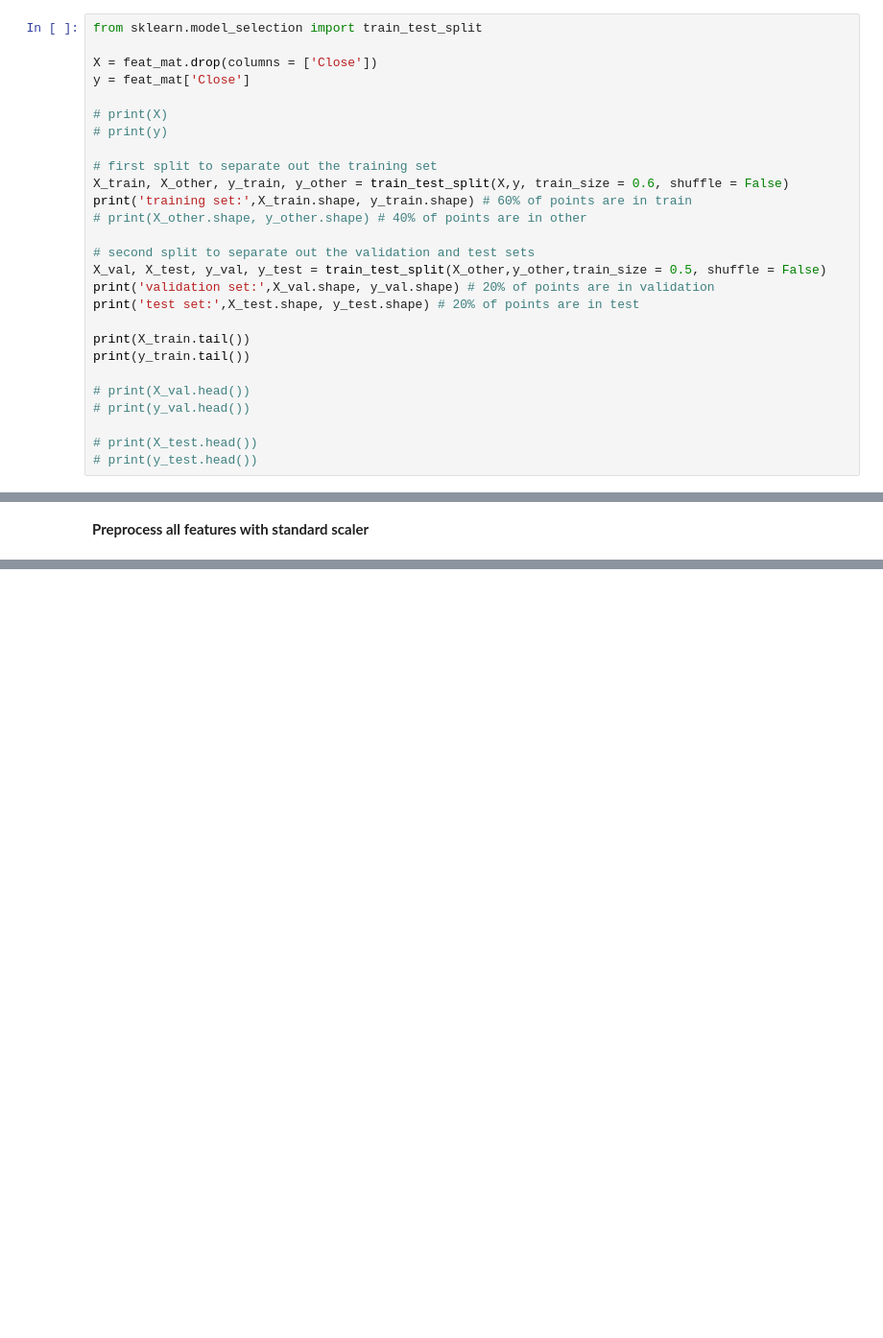
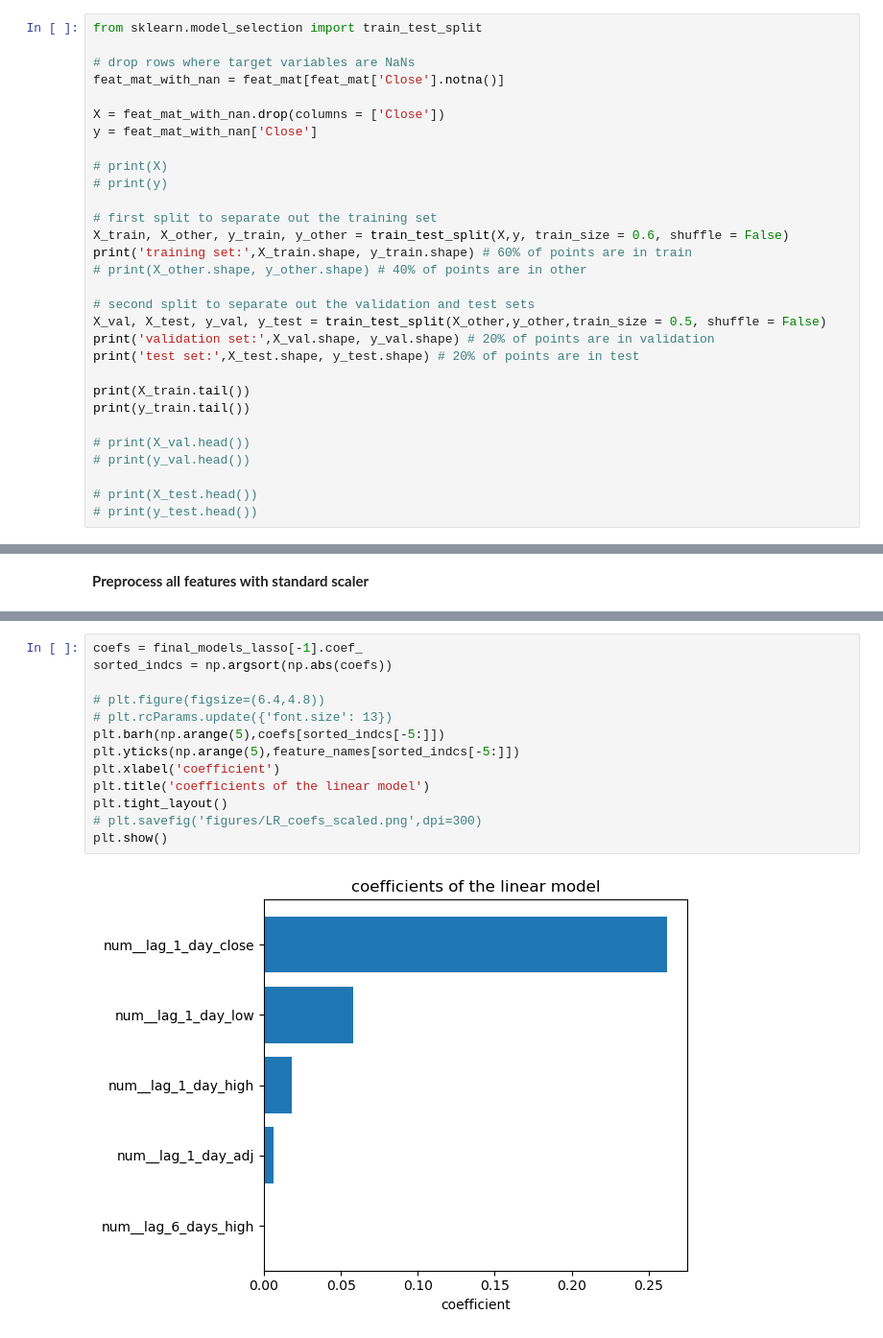
Before and after one commit to leehengpan/AAPL-StockPriceAnalysis, a Jupyter notebook: src/Apple_Stock_Price_Prediction.ipynb, the cells around one changed output, grey strips where cells are left out. Shown at 96% size. Drawn from its saved outputs; the diff is of its cells as text; blank space fills up the shorter version.

```diff
--- a/src/Apple_Stock_Price_Prediction.ipynb
+++ b/src/Apple_Stock_Price_Prediction.ipynb
@@ -557,8 +557,11 @@ Index(['lag_10_days_open', 'lag_9_days_open', 'lag_8_days_open',
 # %%
 from sklearn.model_selection import train_test_split
 
-X = feat_mat.drop(columns = ['Close'])
-y = feat_mat['Close']
+# drop rows where target variables are NaNs
+feat_mat_with_nan = feat_mat[feat_mat['Close'].notna()]
+
+X = feat_mat_with_nan.drop(columns = ['Close'])
+y = feat_mat_with_nan['Close']
 
 # print(X)
 # print(y)
@@ -635,0 +1098,15 @@ print(X_train_sc)
+# %%
+coefs = final_models_lasso[-1].coef_
+sorted_indcs = np.argsort(np.abs(coefs))
+
+# plt.figure(figsize=(6.4,4.8))
+# plt.rcParams.update({'font.size': 13})
+plt.barh(np.arange(5),coefs[sorted_indcs[-5:]])
+plt.yticks(np.arange(5),feature_names[sorted_indcs[-5:]])
+plt.xlabel('coefficient')
+plt.title('coefficients of the linear model')
+plt.tight_layout()
+# plt.savefig('figures/LR_coefs_scaled.png',dpi=300)
+plt.show()
+# %% [output]
+[figure, added]
```
Also changed, not shown: parts of 44 cells of this notebook.
